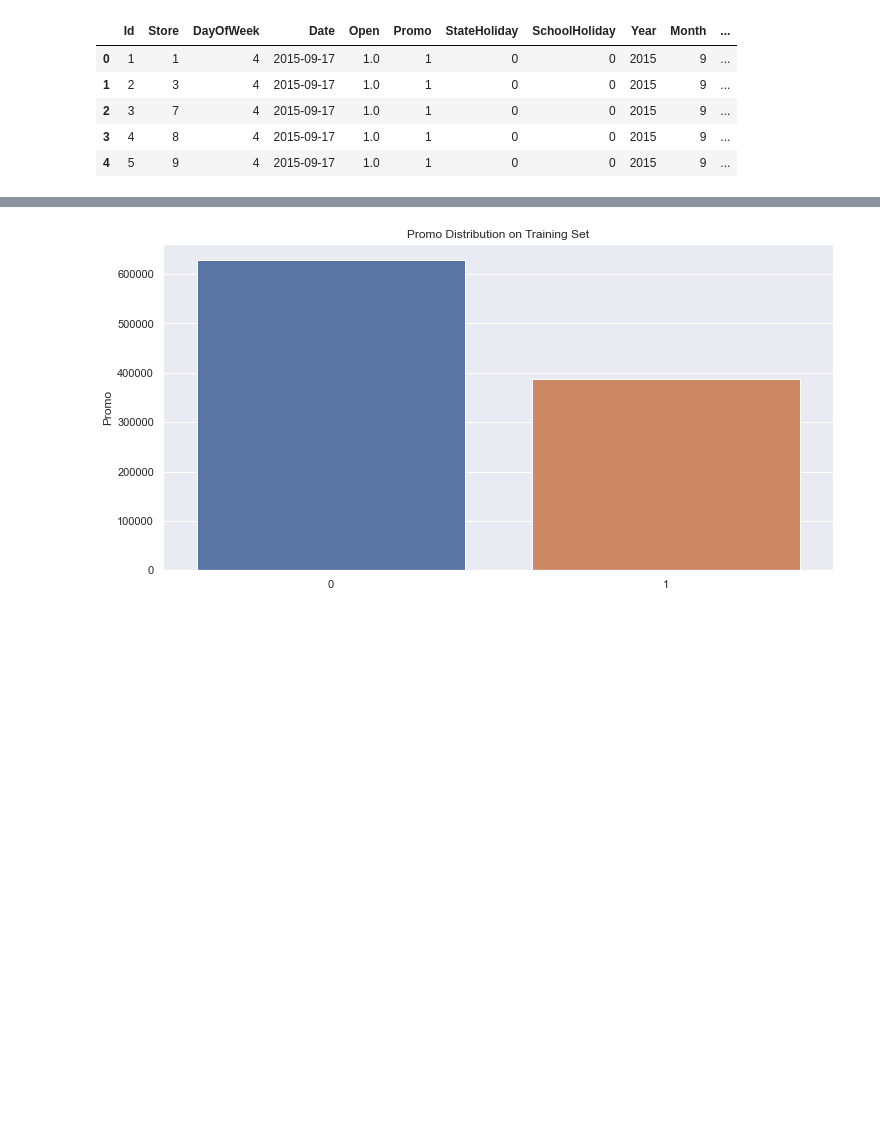
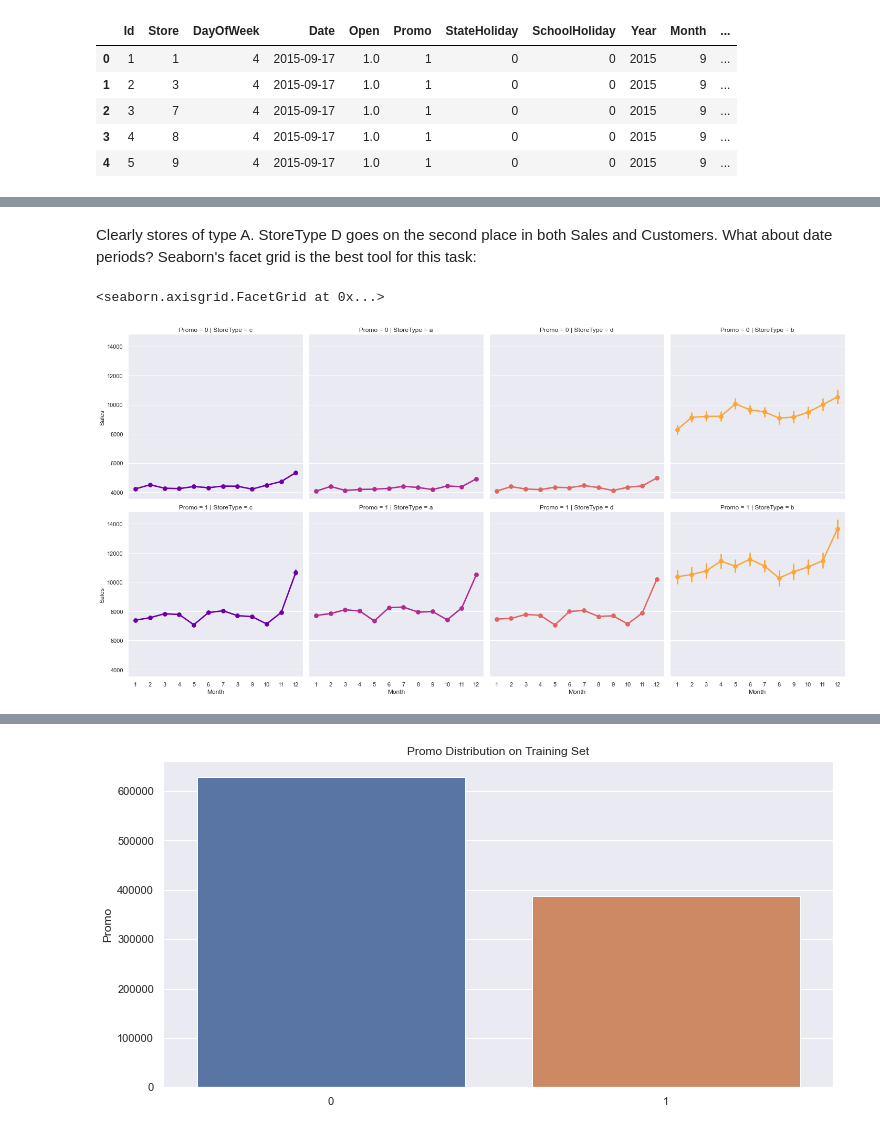
Before and after one commit to tadesse381/Pharmaceutical_Sales_prediction, a Jupyter notebook: notebooks/EDA_of_customer_purchasing_behavior.ipynb, the cells around one changed output, grey strips where cells are left out. Saved outputs shown, nothing was run; the diff lists cells and outputs as text; code cells hidden in the pictures; blank space fills up the shorter version.

```diff
--- a/notebooks/EDA_of_customer_purchasing_behavior.ipynb
+++ b/notebooks/EDA_of_customer_purchasing_behavior.ipynb
@@ -263,0 +385,14 @@ INFO:root:util.py - Year, Month, Day, WeekOfYear for Dataframe
+# %% [markdown]
+Clearly stores of type A. StoreType D goes on the second place in both Sales and Customers. What about date periods? Seaborn's facet grid is the best tool for this task:
+# %%
+# sales trends
+color="red"
+sns.factorplot(data = train_store, x = 'Month', y = "Sales",
+               col = 'StoreType', # per store type in cols
+               palette = 'plasma',
+               hue = 'StoreType',
+               row = 'Promo', # per promo in the store in rows
+               color = color)
+# %% [output]
+<seaborn.axisgrid.FacetGrid at 0x...>
+[figure, added]
```
Also changed, not shown: parts of 131 cells of this notebook, 51 other files.
